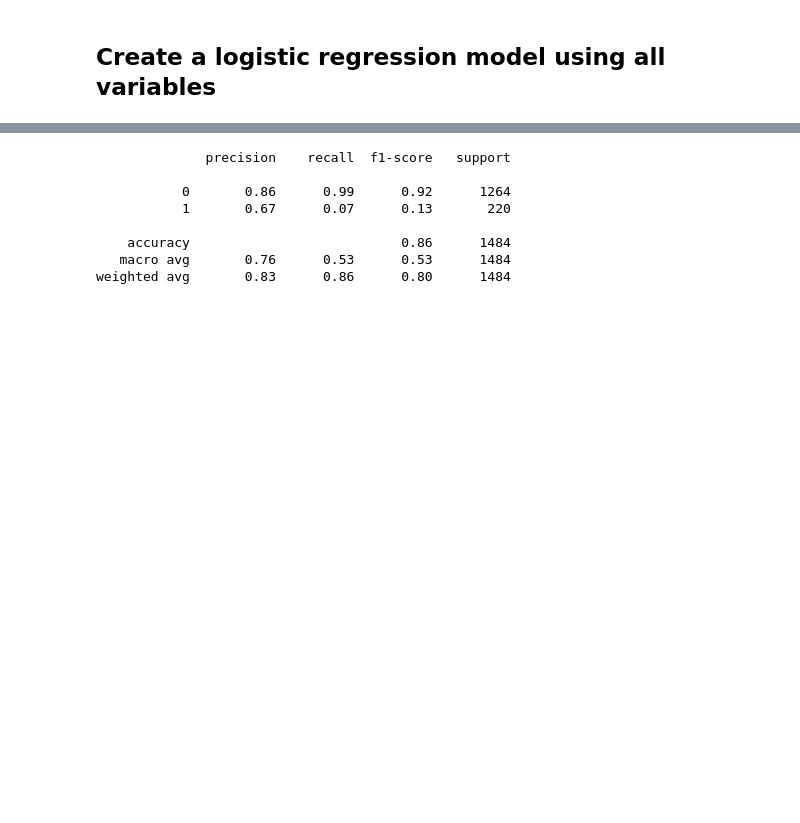
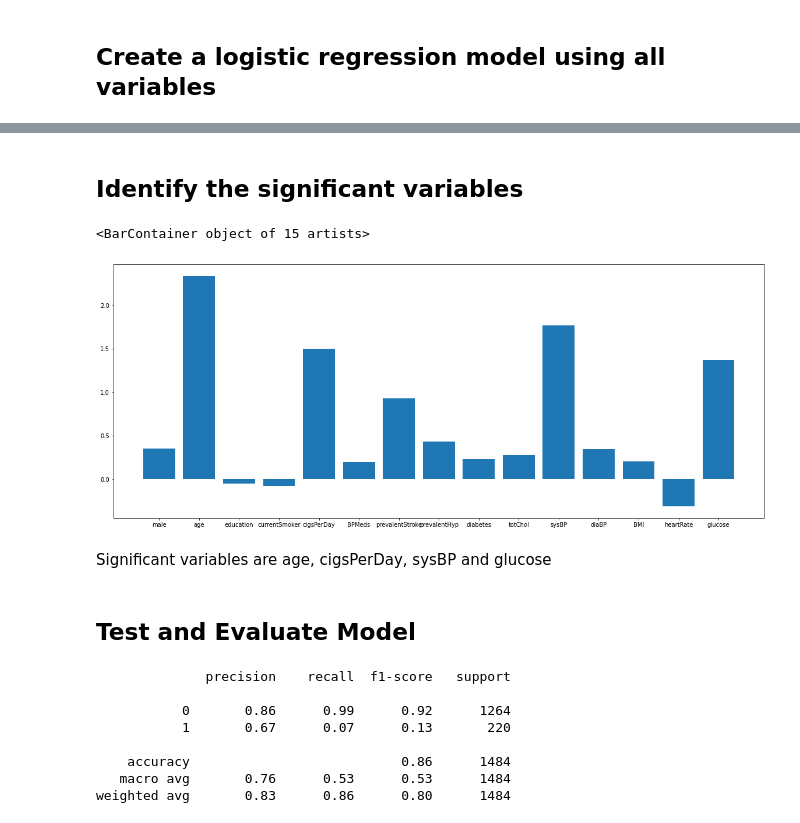
Before and after one commit to ashwiniyer176/Classification-Problems, a Jupyter notebook: Framingham CHD Prediction/Framingham CHD Classification.ipynb, the cells around one changed output, grey strips where cells are left out. Drawn from its saved outputs; the diff is of its cells as text; code cells hidden in the pictures; blank space fills up the shorter version.

```diff
--- a/Framingham CHD Prediction/Framingham CHD Classification.ipynb
+++ b/Framingham CHD Prediction/Framingham CHD Classification.ipynb
@@ -181,2 +192,14 @@ LogisticRegression()
+# %% [markdown]
+##  Identify the significant variables
+# %%
+plt.figure(figsize=(20,8))
+plt.bar(X_train.columns,lr.coef_[0])
+# %% [output]
+<BarContainer object of 15 artists>
+[figure, added]
+# %% [markdown]
+Significant variables are age, cigsPerDay, sysBP and glucose
+# %% [markdown]
+## Test and Evaluate Model
 # %%
 prediction=lr.predict(X_test)
```
Also changed, not shown: parts of 8 cells of this notebook.
